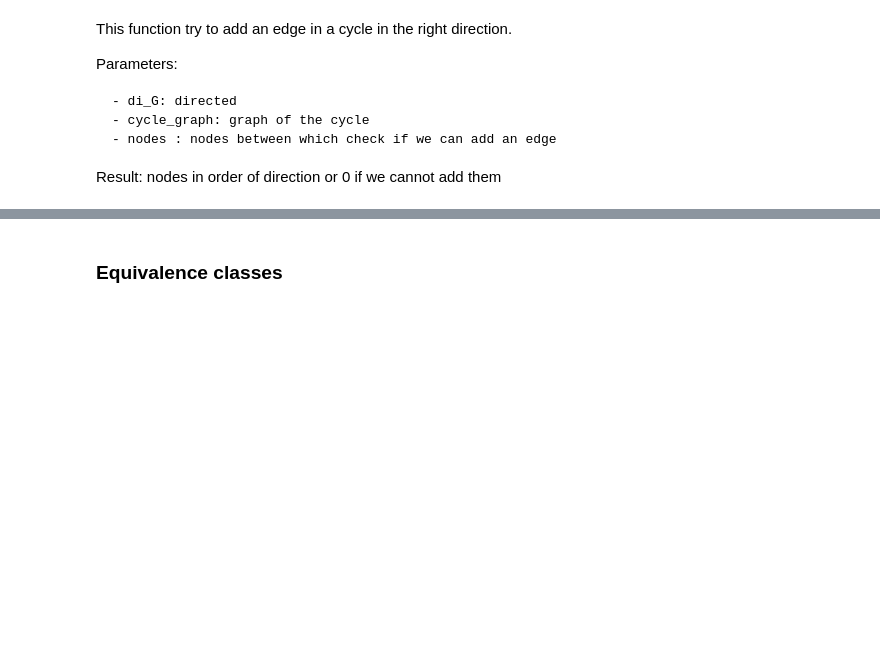
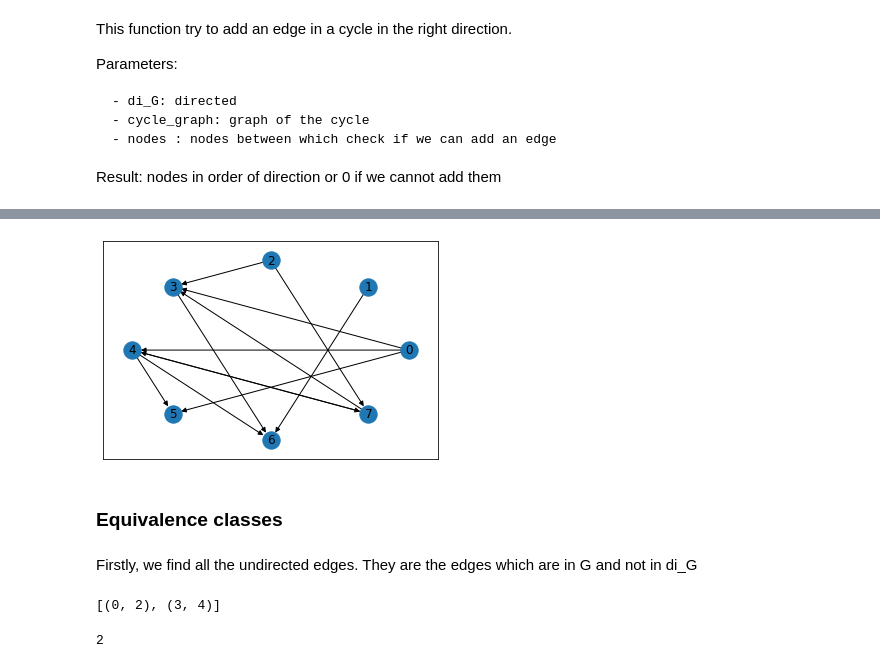
Before and after one commit to anitamezzetti/PC_algorithm, a Jupyter notebook: problem1.ipynb, the cells around one changed output, grey strips where cells are left out. Saved outputs shown, nothing was run; the diff lists cells and outputs as text; code cells hidden in the pictures; blank space fills up the shorter version.

```diff
--- a/problem1.ipynb
+++ b/problem1.ipynb
@@ -699,2 +736,8 @@ No cycles (GOOD)
+# %%
+nx.draw_networkx(di_G, pos = pos)
+# %% [output]
+[figure, added]
 # %% [markdown]
 ### Equivalence classes <a name="equivalence"></a>
+# %% [markdown]
+Firstly, we find all the undirected edges. They are the edges which are in G and not in di_G
@@ -700,0 +756,8 @@ No cycles (GOOD)
+# %%
+undirected_edges(G,di_G)
+# %% [output]
+[(0, 2), (3, 4)]
+# %%
+len(undirected_edges(G,di_G))
+# %% [output]
+2
```
Also changed, not shown: parts of 39 cells of this notebook, 1 other file.
